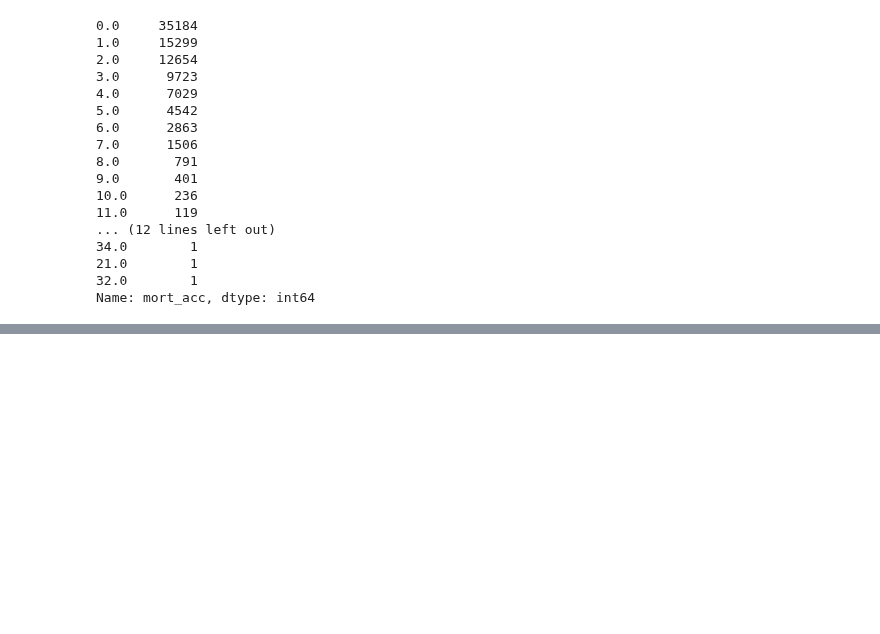
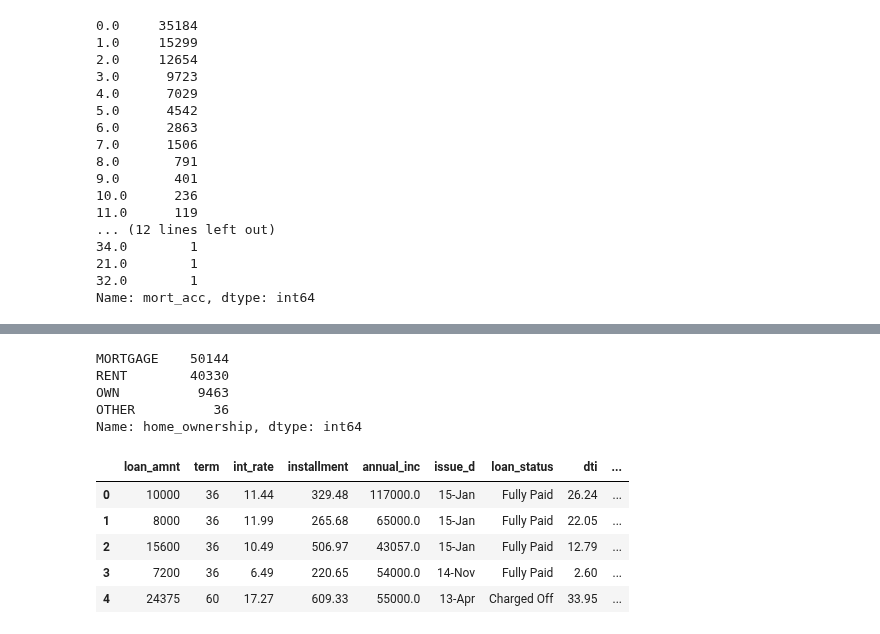
Before and after one commit to enggrobin/PythonProjects, a Jupyter notebook: DeepLearning_Keras_API_Project.ipynb, the cells around one changed output, grey strips where cells are left out. Saved outputs shown, nothing was run; the diff lists cells and outputs as text; code cells hidden in the pictures; blank space fills up the shorter version.

```diff
--- a/DeepLearning_Keras_API_Project.ipynb
+++ b/DeepLearning_Keras_API_Project.ipynb
@@ -325,0 +388,29 @@ Name: total_acc, Length: 99973, dtype: int64
+# %%
+#df["verification_status"].value_counts()
+dummy_new = pd.get_dummies(df[["verification_status","initial_list_status", "application_type","purpose"]],drop_first=True)
+df = df.drop(["verification_status",'initial_list_status', 'application_type',"purpose"],axis = 1)
+df = pd.concat([df,dummy_new],axis =1)
+# %%
+df["home_ownership"]  = df["home_ownership"].replace(["NONE","ANY"],"OTHER")
+# %%
+df["home_ownership"].value_counts()
+# %% [output]
+MORTGAGE    50144
+RENT        40330
+OWN          9463
+OTHER          36
+Name: home_ownership, dtype: int64
+# %%
+dummy_home = pd.get_dummies(df["home_ownership"],drop_first=True)
+# %%
+df = df.drop(["home_ownership"],axis = 1)
+df = pd.concat([df,dummy_home],axis =1)
+# %%
+df.head()
+# %% [output]
+|  | loan_amnt | term | int_rate | installment | annual_inc | issue_d | loan_status | dti | ... |
+| 0 | 10000 | 36 | 11.44 | 329.48 | 117000.0 | 15-Jan | Fully Paid | 26.24 | ... |
+| 1 | 8000 | 36 | 11.99 | 265.68 | 65000.0 | 15-Jan | Fully Paid | 22.05 | ... |
+| 2 | 15600 | 36 | 10.49 | 506.97 | 43057.0 | 15-Jan | Fully Paid | 12.79 | ... |
+| 3 | 7200 | 36 | 6.49 | 220.65 | 54000.0 | 14-Nov | Fully Paid | 2.60 | ... |
+| 4 | 24375 | 60 | 17.27 | 609.33 | 55000.0 | 13-Apr | Charged Off | 33.95 | ... |
```
Also changed, not shown: parts of 19 cells of this notebook.
